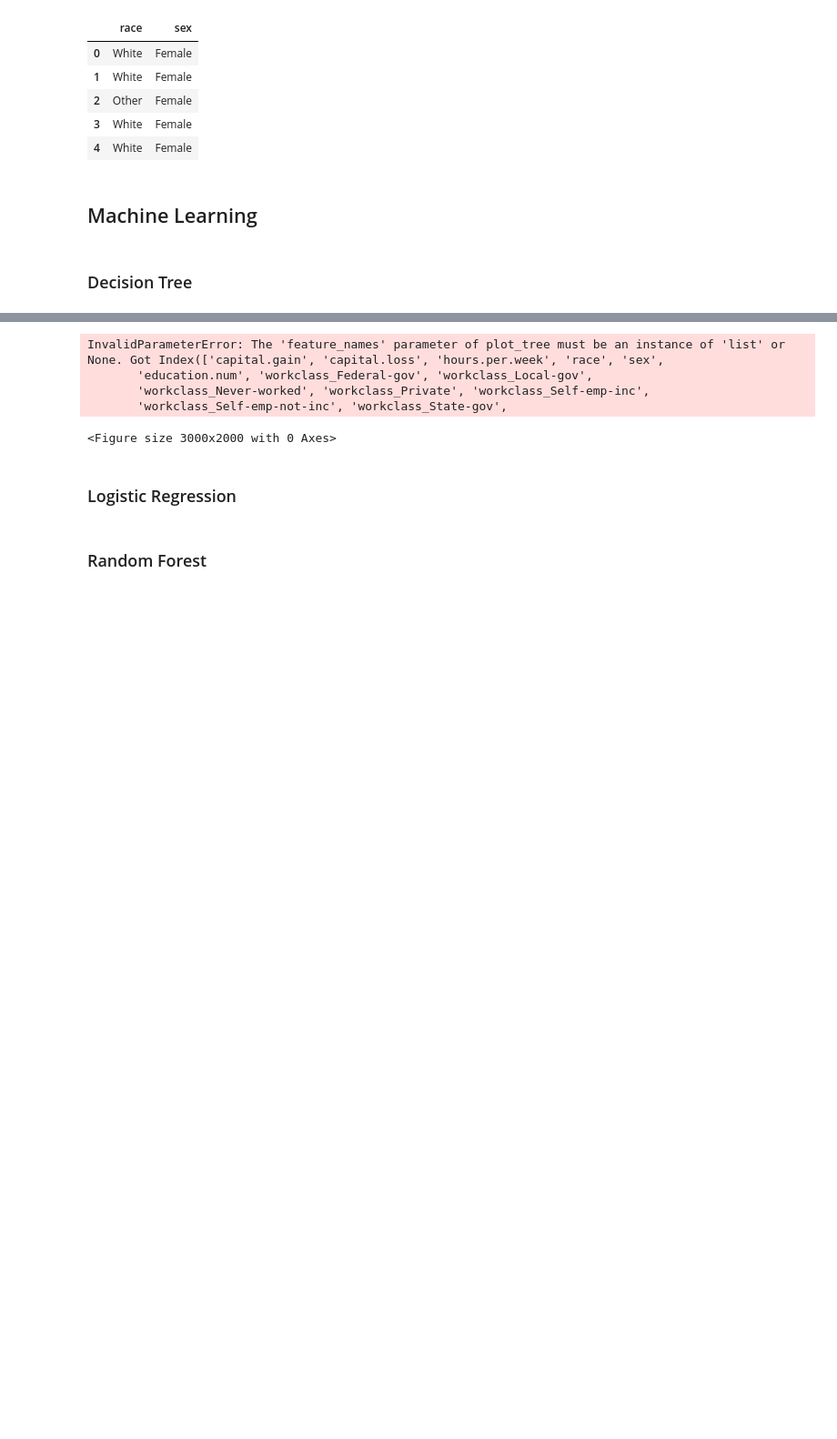
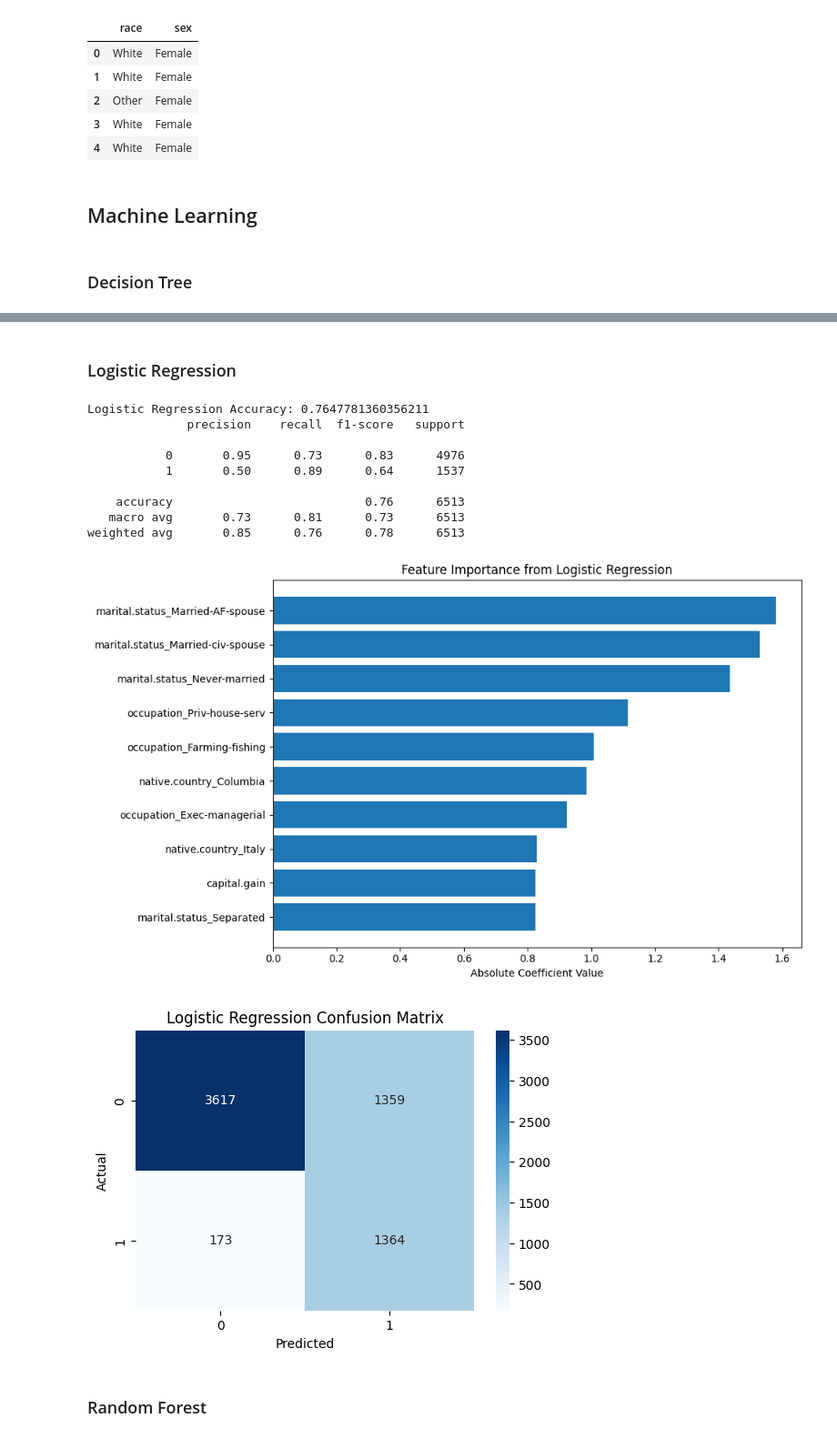
Before and after one commit to EmmanuelGyauAmoakoh/DataScienceProjectITCS227, a Jupyter notebook: FairCreditApprovalPrediction.ipynb, the cells around one changed output, grey strips where cells are left out. Shown at 91% size. Cells and saved outputs as stored; diff of their text form; code cells hidden in the pictures; blank space fills up the shorter version.

Commit message:
Little Additions (Log Regress Importance)

```diff
--- a/FairCreditApprovalPrediction.ipynb
+++ b/FairCreditApprovalPrediction.ipynb
@@ -464,44 +449,63 @@ weighted avg       0.92      0.92      0.92      6513
-# %%
-# Visualization of the Tree
-plt.figure(figsize=(30, 20))
-plot_tree(model_dt, feature_names=feature_names, class_names=["<=50K", ">50K"], filled=True, rounded=True, max_depth=3, fontsize=10)
-plt.title("Decision Tree Visualization")
-plt.show()
-# %% [output]
-InvalidParameterError: The 'feature_names' parameter of plot_tree must be an instance of 'list' or None. Got Index(['capital.gain', 'capital.loss', 'hours.per.week', 'race', 'sex',
-       'education.num', 'workclass_Federal-gov', 'workclass_Local-gov',
-       'workclass_Never-worked', 'workclass_Private', 'workclass_Self-emp-inc',
-       'workclass_Self-emp-not-inc', 'workclass_State-gov',
-<Figure size 3000x2000 with 0 Axes>
 # %% [markdown]
 <h3>Logistic Regression</h3>
 # %%
 # Logistic Regression
 # continue here :D (done)
-log_model = LogisticRegression(max_iter=1000)
+log_model = LogisticRegression(max_iter=1000, random_state=42, class_weight=class_weight)
 log_model.fit(X_train, y_train)
 
 log_preds = log_model.predict(X_test)
 
 print("Logistic Regression Accuracy:", accuracy_score(y_test, log_preds))
 print(classification_report(y_test, log_preds))
 
 
 #confusion metrix func
 def plot_confusion(y_true, y_pred, title):
     cm = confusion_matrix(y_true, y_pred)
     plt.figure(figsize=(6,4))
     sns.heatmap(cm, annot=True, fmt='d', cmap='Blues')
     plt.title(title)
     plt.xlabel('Predicted')
     plt.ylabel('Actual')
     plt.show()
 
+# Get feature importance (coefficients)
+importance = log_model.coef_[0]  # for binary classification, there's only one set of coefficients
+
+# Create a DataFrame for easy sorting and plotting
+feat_importance = pd.DataFrame({
+    'Feature': feature_names,
+    'Importance': np.abs(importance),
+    'Coefficient': importance
+}).sort_values(by='Importance', ascending=False).head(10)
+
+# Plot
+plt.figure(figsize=(10, 6))
+plt.barh(feat_importance['Feature'], feat_importance['Importance'])
+plt.xlabel('Absolute Coefficient Value')
+plt.title('Feature Importance from Logistic Regression')
+plt.gca().invert_yaxis()
+plt.tight_layout()
+plt.show()
+
 
 
 
 # confusion Matrix
 plot_confusion(y_test, log_preds, "Logistic Regression Confusion Matrix")
+# %% [output]
+Logistic Regression Accuracy: 0.7647781360356211
+              precision    recall  f1-score   support
+
+           0       0.95      0.73      0.83      4976
+           1       0.50      0.89      0.64      1537
+
+    accuracy                           0.76      6513
+   macro avg       0.73      0.81      0.73      6513
+weighted avg       0.85      0.76      0.78      6513
+[figure, added]
+[figure, added]
 # %% [markdown]
 <h3>Random Forest</h3>
 # %%
```
Also changed, not shown: parts of 10 cells of this notebook.
